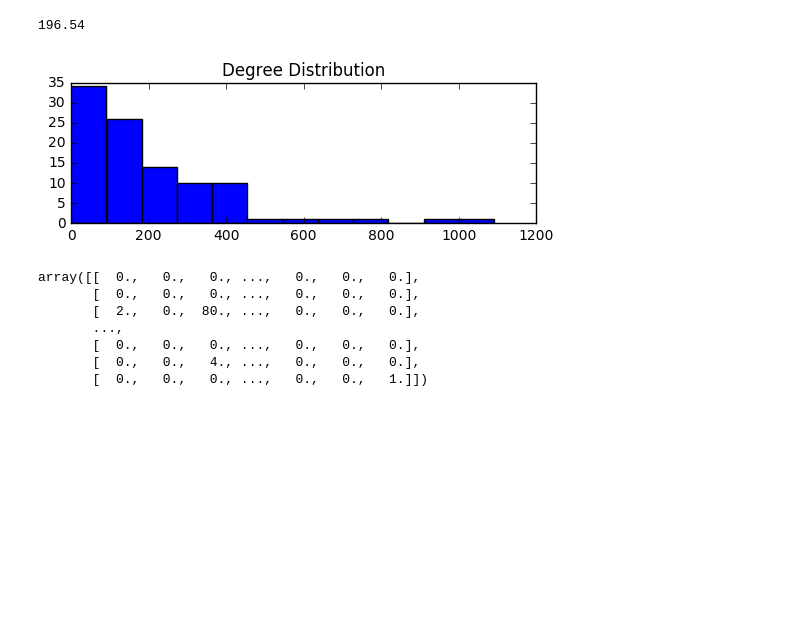
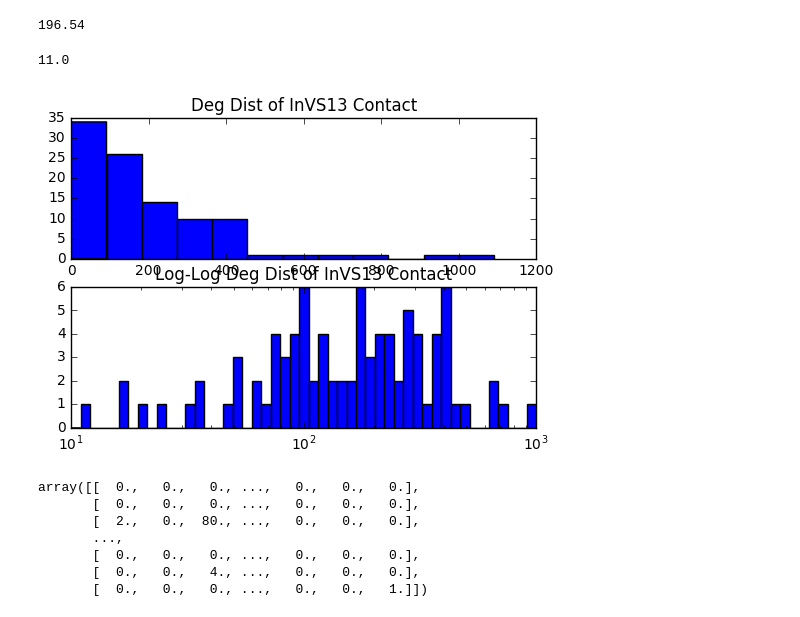
Before and after one commit to ConradHougen/GraphEpidemicEstimation, a Jupyter notebook: graph_stats.ipynb, the cells around one changed output. Cells and saved outputs as stored; diff of their text form; code cells hidden in the pictures; blank space fills up the shorter version.

Commit message:
Added table and histograms for graph comparisons

```diff
--- a/graph_stats.ipynb
+++ b/graph_stats.ipynb
@@ -72,6 +73,9 @@ compute_graph_density(agg_mat_InVS13)
 # %% [markdown]
 # Function definitions for local scale graph properties
 # %%
+def reject_outliers(data, m=2):
+    return data[abs(data - np.mean(data)) < m * np.std(data)]
+
 def compute_degree_distribution(adj_mat):
     # Assuming a simple, possibly weighted graph, degree of each vertex
     # will be the sum along one axis
@@ -85,15 +89,24 @@ def compute_average_degree(adj_mat):
     avg_deg = float(sum(deg_arr))/float(n)
     return avg_deg
 
-def display_degree_distribution(adj_mat):
+def display_degree_distribution(adj_mat, dataset_name, override_min, num_bins_log_log=50):
     deg_arr = compute_degree_distribution(adj_mat)
+    #deg_arr = reject_outliers(deg_arr)
     # Display histogram of degree distribution
     plt.subplot(2, 1, 1)
     plt.hist(deg_arr, bins='auto')
-    plt.title('Degree Distribution')
+    plt.title('Deg Dist of {}'.format(dataset_name))
 
     # Display histogram of degree distribution with log-log plot
-    print("TODO: Create log-log degree distribution plot")
+    plt.subplot(2, 1, 2)
+    max_val = np.amax(adj_mat)
+    min_val = np.amin(adj_mat[adj_mat > override_min])
+    print min_val
+    pow_ten_min = 10 ** (np.floor(np.log10(min_val+0.1)))
+    pow_ten_max = 10 ** (np.ceil(np.log10(max_val)))
+    plt.hist(deg_arr, bins=np.logspace(np.log10(pow_ten_min), np.log10(pow_ten_max), num_bins_log_log))
+    plt.gca().set_xscale('log')
+    plt.title('Log-Log Deg Dist of {}'.format(dataset_name))
 
     plt.show()
 
@@ -112,7 +125,7 @@ def compute_clustering_coefficient(adj_mat, node):
     node_deg = compute_degree_distribution(adj_mat)[node]
 
     if node_deg <= 1:
-        print("Node {} has degree {}. CC is undefined".format(node, node_deg))
+        #print("Node {} has degree {}. CC is undefined".format(node, node_deg))
         return 0
 
     # Get the neighborhood set of the node
@@ -141,6 +154,26 @@ def compute_all_clustering_coefficients(adj_mat):
 
     return cluster_coeff_arr
 
+def display_clustering_coefficient_dist(adj_mat, dataset_name, num_bins_log_log=50):
+    cluster_coeff_arr = compute_all_clustering_coefficients(adj_mat)
+    #cluster_coeff_arr = reject_outliers(cluster_coeff_arr)
+    # Display histogram of clustering coefficients
+    plt.subplot(2, 1, 1)
+    plt.hist(cluster_coeff_arr, bins='auto')
+    plt.title('CC Dist of {}'.format(dataset_name))
+
+    # Display histogram of degree distribution with log-log plot
+    plt.subplot(2, 1, 2)
+    max_val = np.amax(cluster_coeff_arr)
+    min_val = np.amin(cluster_coeff_arr)
+    pow_ten_min = 10 ** (np.floor(np.log10(min_val+0.1)))
+    pow_ten_max = 10 ** (np.ceil(np.log10(max_val)))
+    plt.hist(deg_arr, bins=np.logspace(np.log10(pow_ten_min), np.log10(pow_ten_max), num_bins_log_log))
+    plt.gca().set_xscale('log')
+    plt.title('Log-Log CC Dist of {}'.format(dataset_name))
+
+    plt.show()
+
 def compute_average_clustering_coefficient(adj_mat):
     n = get_num_vertices(adj_mat)
     avg_cc = float(np.sum(compute_all_clustering_coefficients(adj_mat)))/float(n)
@@ -167,9 +200,10 @@ compute_average_degree(agg_mat_InVS13)
 # %% [output]
 196.54
 # %%
-display_degree_distribution(agg_mat_InVS13)
+display_degree_distribution(agg_mat_InVS13, 'InVS13 Contact', 10)
 # %% [output]
+11.0
-[figure, old version]
+[figure, new version]
 # %%
 test_neighbors = get_neighborhood_set_of_node(agg_mat_InVS13, 22)
 test_nbrhd_matrix = agg_mat_InVS13[:, test_neighbors]
```
Also changed, not shown: parts of 8 cells of this notebook.
